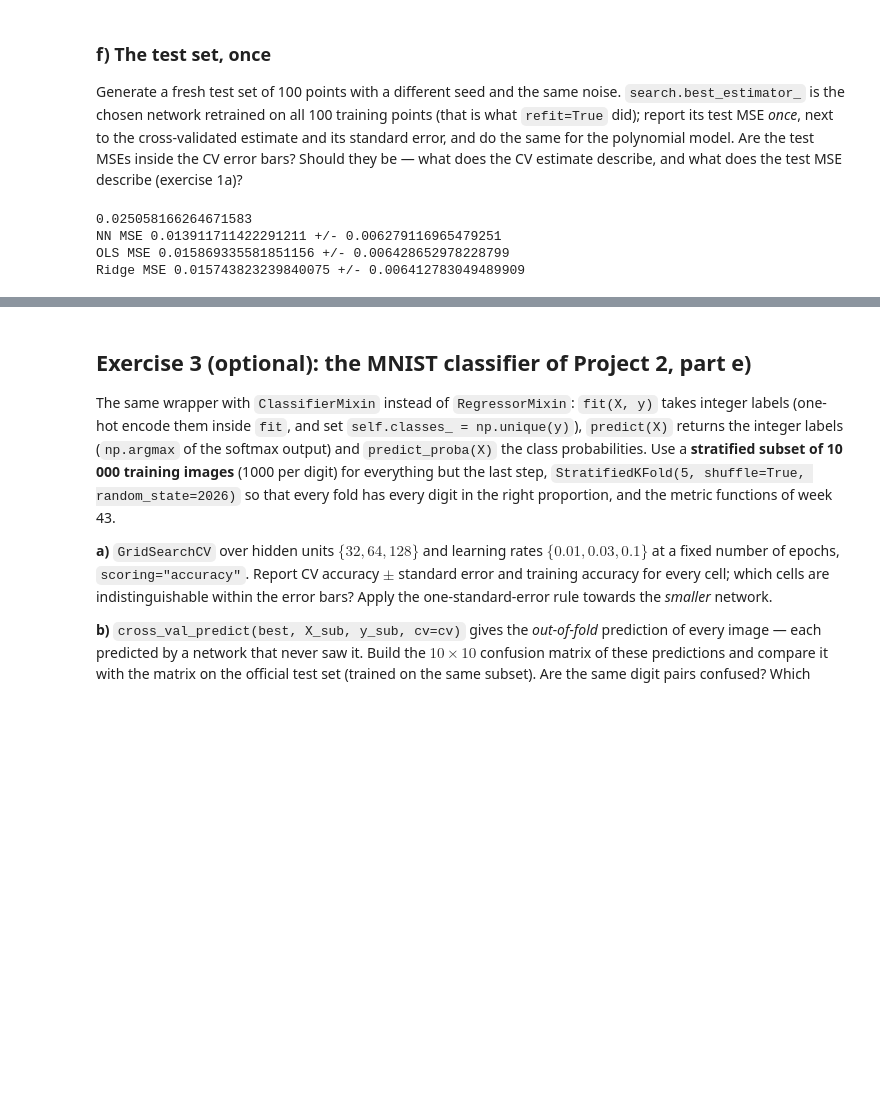
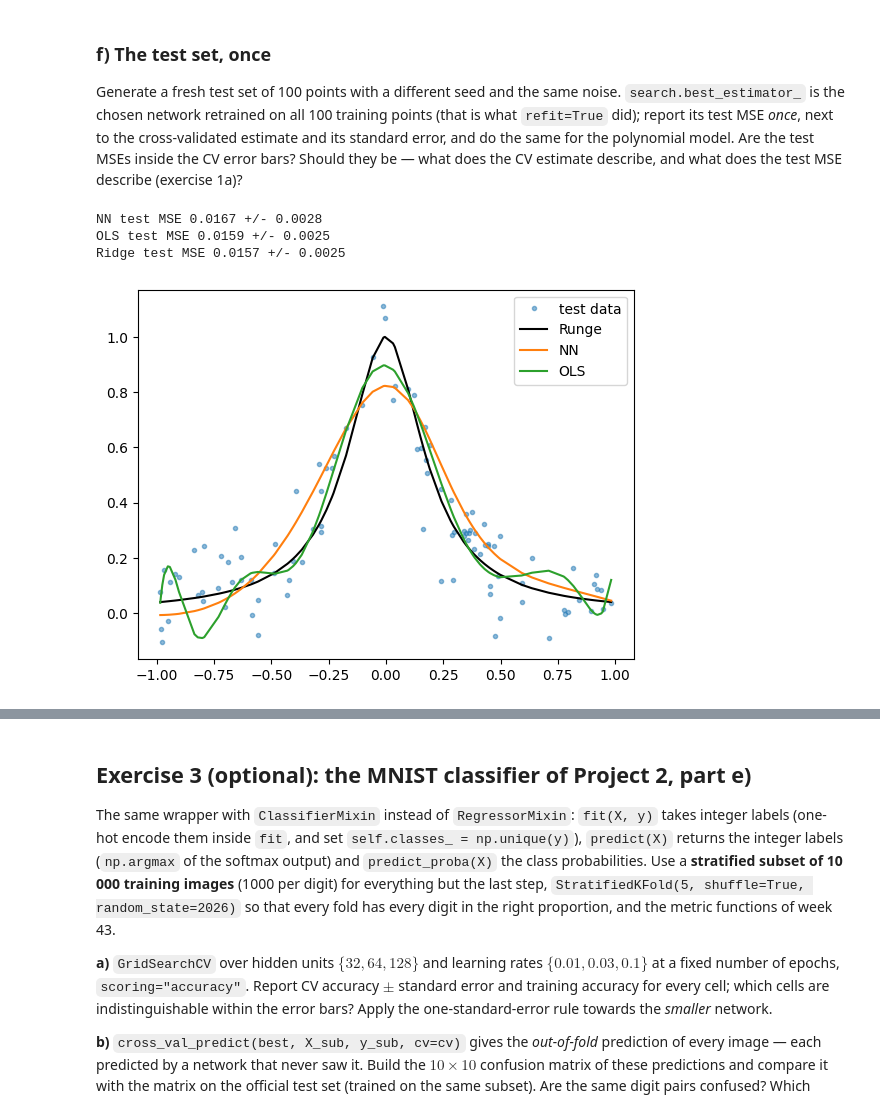
Before and after one commit to carlpd/FYS-STK, a Jupyter notebook: Weekly Excercises/exercisesweek44.ipynb, the cells around one changed output, grey strips where cells are left out. Drawn from its saved outputs; the diff is of its cells as text; code cells hidden in the pictures; blank space fills up the shorter version.

```diff
--- a/Weekly Excercises/exercisesweek44.ipynb
+++ b/Weekly Excercises/exercisesweek44.ipynb
@@ -521,22 +644,28 @@ training points (that is what `refit=True` did); report its test MSE
 the same for the polynomial model. Are the test MSEs inside the CV error
 bars? Should they be — what does the CV estimate describe, and what does
 the test MSE describe (exercise 1a)?
-# %%
-rng_test = np.random.default_rng(2027)
-x_test = np.sort(rng_test.uniform(-1.0, 1.0, 100))
-y_test = runge(x_test) + rng_test.normal(0.0, sigma, 100)
-X_test = x_test.reshape(-1, 1)
-predNN=search.best_estimator_.predict(X_test)
-#print(predNN)
-print(predNN.std(ddof=1)/np.sqrt(len(predNN)))
-mse_test = np.mean((predNN - y_test) ** 2)
-print("NN MSE", mse_test, "+/-", predNN.std(ddof=1)**2/np.sqrt(len(predNN)))
-predOLS=search_poly_ols.best_estimator_.predict(X_test)
-predRidge=search_poly_ridge.best_estimator_.predict(X_test)
-print("OLS MSE", np.mean((predOLS-y_test)**2), "+/-", predOLS.std(ddof=1)**2/np.sqrt(len(predOLS)))
-print("Ridge MSE", np.mean((predRidge-y_test)**2), "+/-", predRidge.std(ddof=1)**2/np.sqrt(len(predRidge)))
-# %% [output]
-0.025058166264671583
-NN MSE 0.013911711422291211 +/- 0.006279116965479251
-OLS MSE 0.015869335581851156 +/- 0.006428652978228799
-Ridge MSE 0.015743823239840075 +/- 0.006412783049489909
+# %%
+rng_test = np.random.default_rng(2027)
+x_test = np.sort(rng_test.uniform(-1.0, 1.0, 100))
+y_test = runge(x_test) + rng_test.normal(0.0, sigma, 100)
+X_test = x_test.reshape(-1, 1)
+# best_estimator_ is the minimum of the grid, we chose the 1SE one so we refit that on all 100 points
+nn_final = make_pipeline(StandardScaler(), NeuralNetRegressor(hidden=(50,), gamma=gammas[i1], lmbd=lmbds[j1], epochs=1000)).fit(X, y)
+predNN = nn_final.predict(X_test)
+predOLS=search_poly_ols.best_estimator_.predict(X_test)
+predRidge=search_poly_ridge.best_estimator_.predict(X_test)
+for name, pred in [("NN", predNN), ("OLS", predOLS), ("Ridge", predRidge)]:
+    err = (pred - y_test) ** 2
+    print(f"{name} test MSE {err.mean():.4f} +/- {err.std(ddof=1) / np.sqrt(len(err)):.4f}")
+
+plt.plot(x_test, y_test, ".", alpha=0.5, label="test data")
+plt.plot(x_test, runge(x_test), "k", label="Runge")
+plt.plot(x_test, predNN, label="NN")
+plt.plot(x_test, predOLS, label="OLS")
+plt.legend()
+plt.show()
+# %% [output]
+NN test MSE 0.0167 +/- 0.0028
+OLS test MSE 0.0159 +/- 0.0025
+Ridge test MSE 0.0157 +/- 0.0025
+[figure, added]
```
Also changed, not shown: parts of 21 cells of this notebook.
